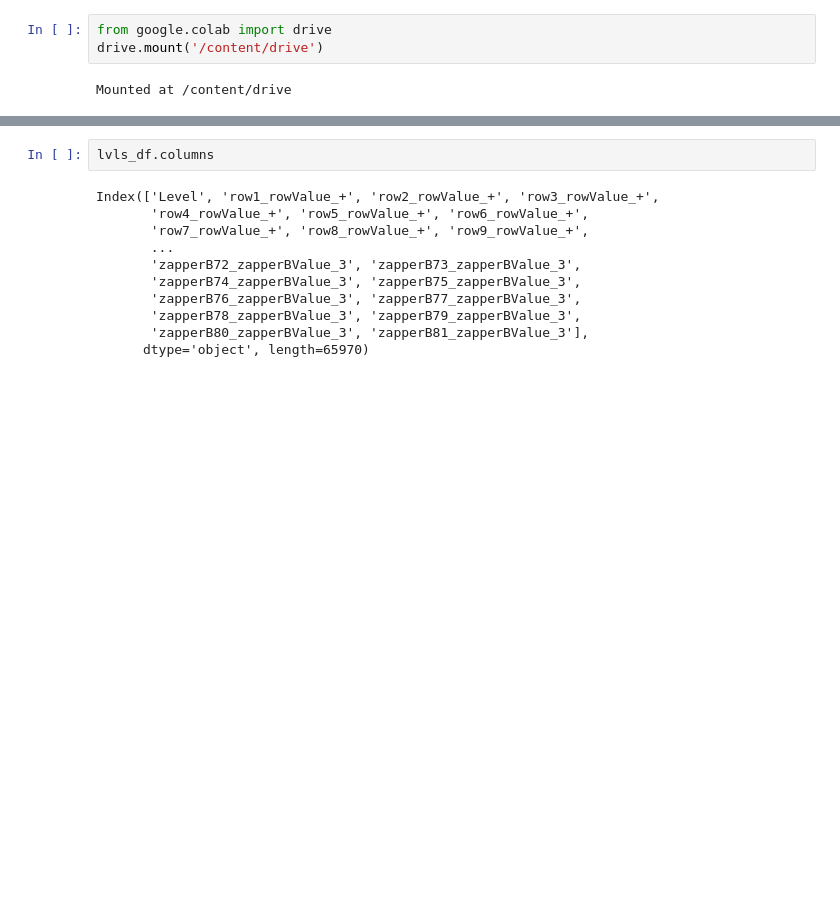
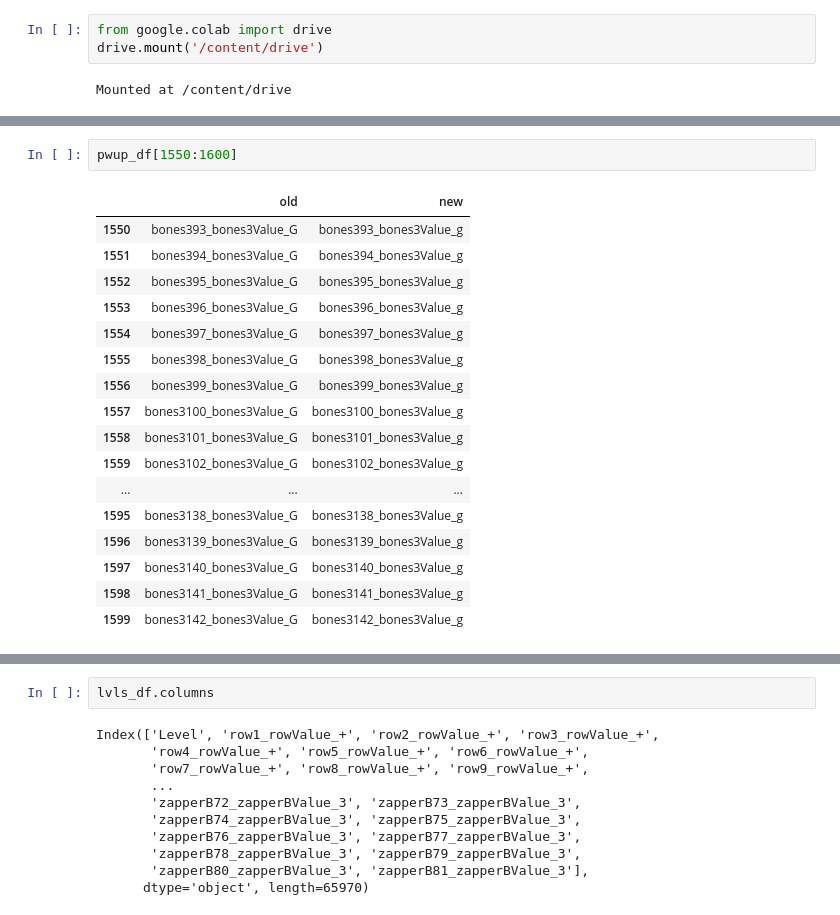
Before and after one commit to vasanthbillov/winrate_prediction, a Jupyter notebook: code/winrate_04.ipynb, the cells around one changed output, grey strips where cells are left out. Drawn from its saved outputs; the diff is of its cells as text; blank space fills up the shorter version.

```diff
--- a/code/winrate_04.ipynb
+++ b/code/winrate_04.ipynb
@@ -59,0 +464,20 @@ lvls_gm_df.head()
+# %%
+pwup_df[1550:1600]
+# %% [output]
+|  | old | new |
+| 1550 | bones393_bones3Value_G | bones393_bones3Value_g |
+| 1551 | bones394_bones3Value_G | bones394_bones3Value_g |
+| 1552 | bones395_bones3Value_G | bones395_bones3Value_g |
+| 1553 | bones396_bones3Value_G | bones396_bones3Value_g |
+| 1554 | bones397_bones3Value_G | bones397_bones3Value_g |
+| 1555 | bones398_bones3Value_G | bones398_bones3Value_g |
+| 1556 | bones399_bones3Value_G | bones399_bones3Value_g |
+| 1557 | bones3100_bones3Value_G | bones3100_bones3Value_g |
+| 1558 | bones3101_bones3Value_G | bones3101_bones3Value_g |
+| 1559 | bones3102_bones3Value_G | bones3102_bones3Value_g |
+| ... | ... | ... |
+| 1595 | bones3138_bones3Value_G | bones3138_bones3Value_g |
+| 1596 | bones3139_bones3Value_G | bones3139_bones3Value_g |
+| 1597 | bones3140_bones3Value_G | bones3140_bones3Value_g |
+| 1598 | bones3141_bones3Value_G | bones3141_bones3Value_g |
+| 1599 | bones3142_bones3Value_G | bones3142_bones3Value_g |
```
Also changed, not shown: parts of 110 cells of this notebook, 18 other files.
